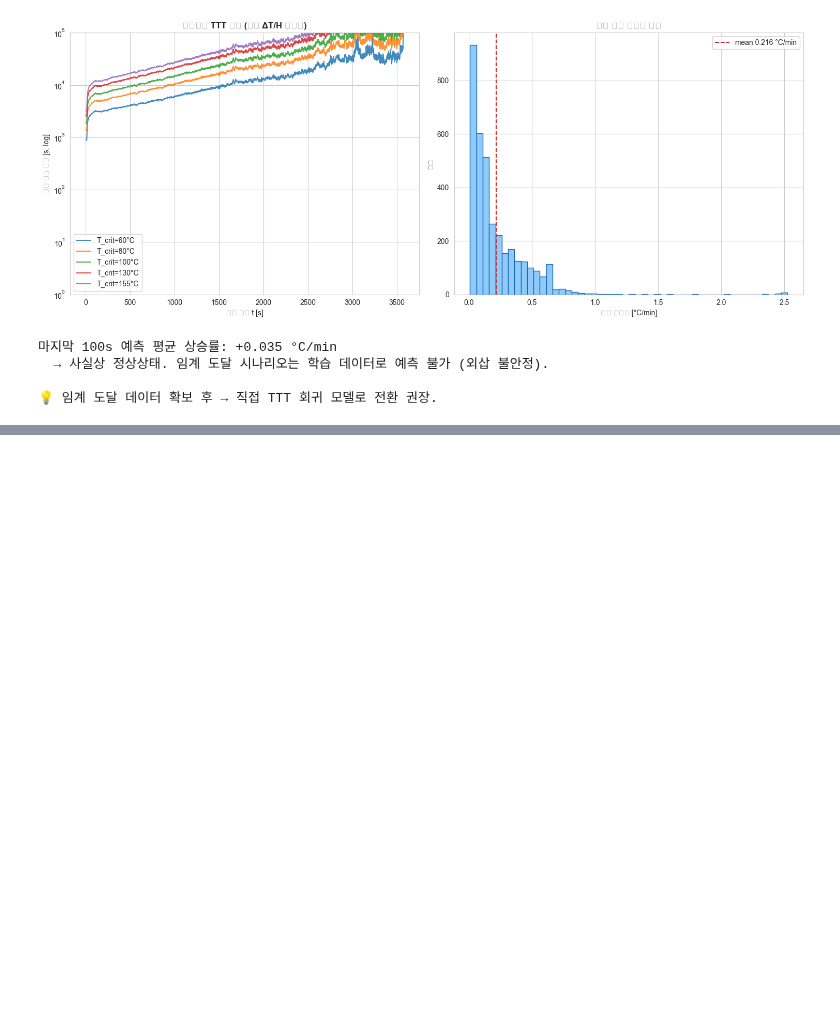
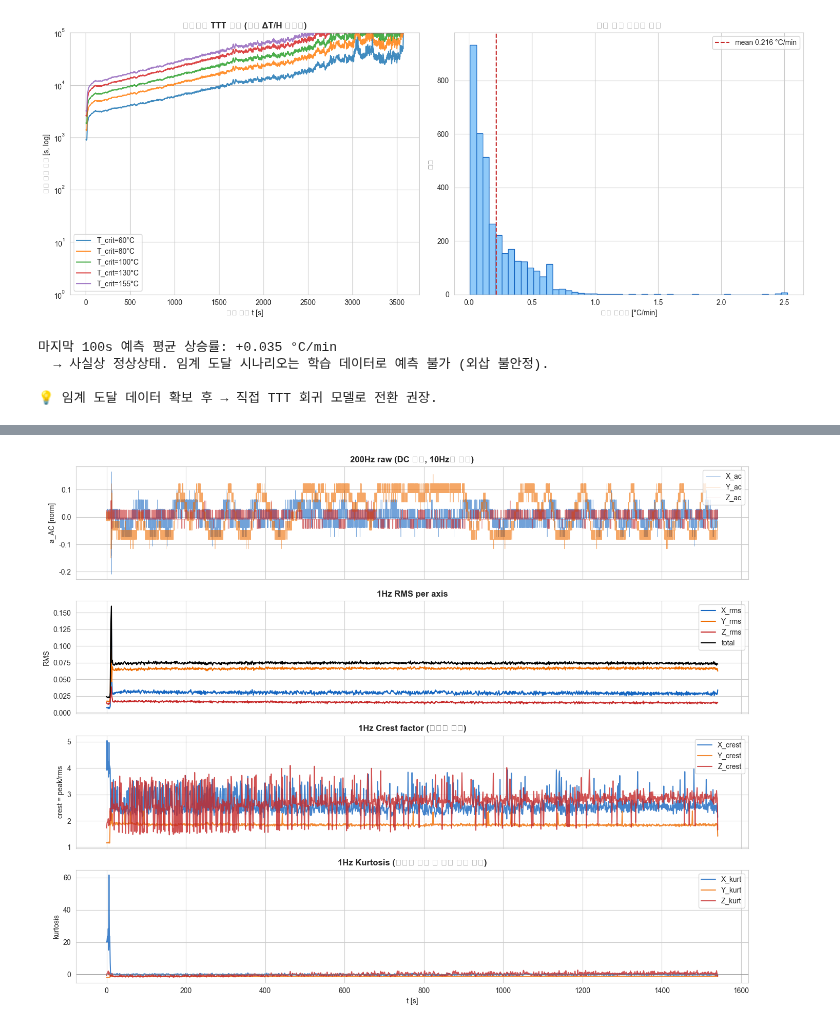
Before and after one commit to INHA-IN-GPS-2026/IN_GPS_ML_Validation, a Jupyter notebook: notebooks/01_model_evaluation.ipynb, the cells around one changed output, grey strips where cells are left out. Cells and saved outputs as stored; diff of their text form; code cells hidden in the pictures; blank space fills up the shorter version.

Commit message:
first_data_add_vibration

```diff
--- a/notebooks/01_model_evaluation.ipynb
+++ b/notebooks/01_model_evaluation.ipynb
@@ -681,0 +920,39 @@ print("\n💡 임계 도달 데이터 확보 후 → 직접 TTT 회귀 모델로
+# %%
+# 진동 피처 시계열 시각화
+fig, axes = plt.subplots(4, 1, figsize=(14, 11), sharex=True)
+
+# (1) raw 200Hz 신호 (다운샘플해서 표시 — 너무 빽빽함)
+sub = vib_raw.iloc[::20]   # 10Hz 정도로 표시
+axes[0].plot(sub["t_therm"], sub["X_ac"], color=BLUE,   label="X_ac", alpha=0.6, linewidth=0.4)
+axes[0].plot(sub["t_therm"], sub["Y_ac"], color=ORANGE, label="Y_ac", alpha=0.6, linewidth=0.4)
+axes[0].plot(sub["t_therm"], sub["Z_ac"], color=RED,    label="Z_ac", alpha=0.6, linewidth=0.4)
+axes[0].set_ylabel("a_AC [norm]"); axes[0].legend(loc="upper right")
+axes[0].set_title("200Hz raw (DC 제거, 10Hz로 표시)", fontweight="bold")
+
+# (2) RMS per axis + total
+axes[1].plot(vib_1hz["t_sec"], vib_1hz["X_rms"], color=BLUE,   label="X_rms")
+axes[1].plot(vib_1hz["t_sec"], vib_1hz["Y_rms"], color=ORANGE, label="Y_rms")
+axes[1].plot(vib_1hz["t_sec"], vib_1hz["Z_rms"], color=RED,    label="Z_rms")
+axes[1].plot(vib_1hz["t_sec"], vib_1hz["rms_total"], color="black", label="total", linewidth=1.5)
+axes[1].set_ylabel("RMS"); axes[1].legend(loc="upper right")
+axes[1].set_title("1Hz RMS per axis", fontweight="bold")
+
+# (3) Crest factor
+for ax_name, c in zip(["X","Y","Z"], [BLUE, ORANGE, RED]):
+    axes[2].plot(vib_1hz["t_sec"], vib_1hz[f"{ax_name}_crest"], color=c, label=f"{ax_name}_crest", alpha=0.8)
+axes[2].set_ylabel("crest = peak/rms"); axes[2].legend(loc="upper right")
+axes[2].set_title("1Hz Crest factor (충격성 지표)", fontweight="bold")
+
+# (4) Kurtosis
+for ax_name, c in zip(["X","Y","Z"], [BLUE, ORANGE, RED]):
+    axes[3].plot(vib_1hz["t_sec"], vib_1hz[f"{ax_name}_kurt"], color=c, label=f"{ax_name}_kurt", alpha=0.8)
+axes[3].axhline(0, color="gray", linewidth=0.5)
+axes[3].set_xlabel("t [s]"); axes[3].set_ylabel("kurtosis")
+axes[3].legend(loc="upper right")
+axes[3].set_title("1Hz Kurtosis (베어링 결함 등 충격 신호 검출)", fontweight="bold")
+
+plt.tight_layout()
+plt.savefig(f"{FIGURES_DIR}/12_vibration_features.png", dpi=150, bbox_inches="tight")
+plt.show()
+# %% [output]
+[figure, added]
```
Also changed, not shown: parts of 9 cells of this notebook, 12 other files.
